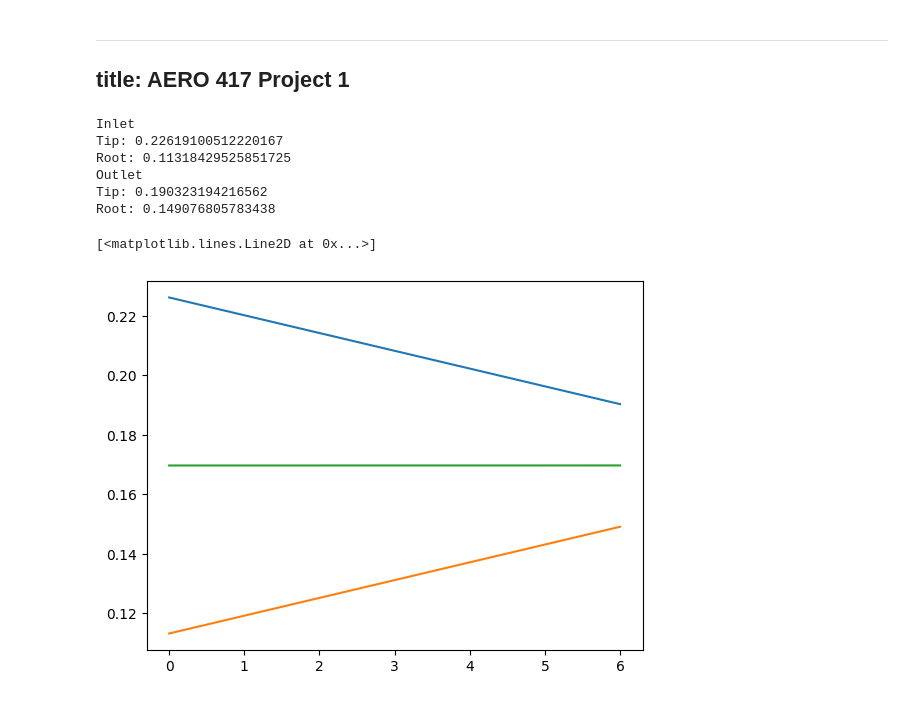
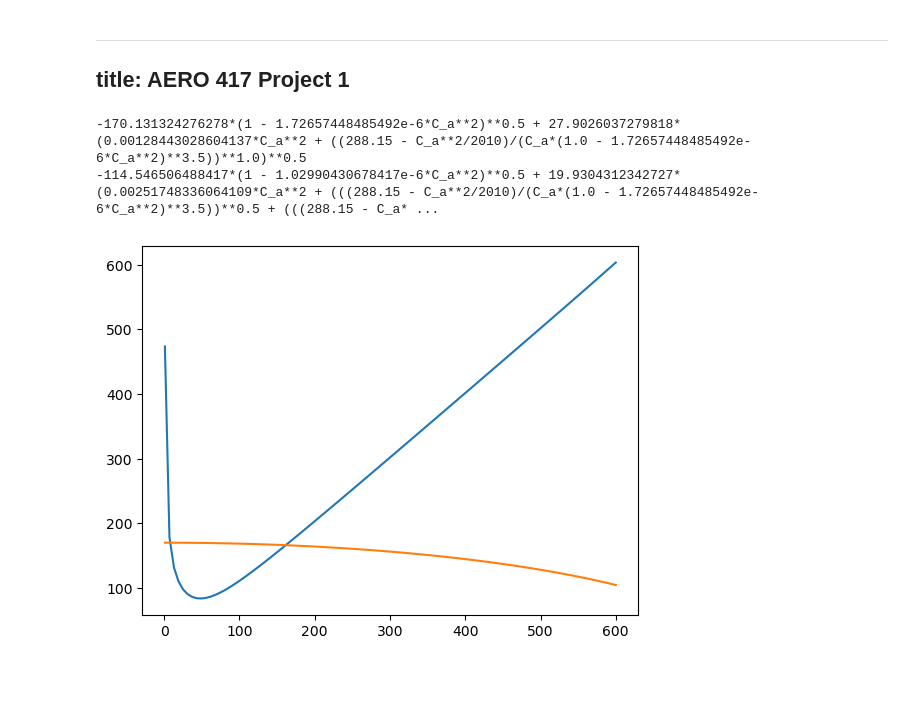
Before and after one commit to jjermstad24/Fall_2024_Classes, a Jupyter notebook: AERO_417/Project_1.ipynb, the cells around one changed output. Cells and saved outputs as stored; diff of their text form; code cells hidden in the pictures.

```diff
--- a/AERO_417/Project_1.ipynb
+++ b/AERO_417/Project_1.ipynb
@@ -30,54 +180,53 @@ outlet_radius_mean = 0.1697
 # %%
+C_a = sy.Symbol("C_a")
+
 T01 = temperature_ambient
 P01 = pressure_ambient
-C1 = C_axial
+C1 = C_a
 
 T1 = T01-C1**2/2/Cp
 P1 = P01*(T1/T01)**(gamma/(gamma-1))
 rho1 = P1/R/T1*100000
 
-inlet_radius_tip = U_tip/N/2/np.pi
-rr_rt = (1-m_dot/(np.pi*rho1*C1)/inlet_radius_tip**2)**0.5
+inlet_radius_tip = (m_dot/(np.pi*rho1*C1)/(1-rr_rt**2))**0.5
 inlet_radius_root = rr_rt*inlet_radius_tip
+inlet_radius_mean = (inlet_radius_tip+inlet_radius_root)/2
 
-print("Inlet")
-print("Tip:",inlet_radius_tip)
-print("Root:",inlet_radius_root)
-
-V1_tangent = (U_tip**2+C_axial**2)**0.5
 a1 = (gamma*R*T1)**0.5
-M1 = V1_tangent/a1
+V1_tangent = M1*a1
 
 C2 = C1
 T02 = T01*(P_compressor)**((n_compressor-1)/n_compressor)
 P02 = P_compressor*P01
 T2 = T02-C2**2/2/Cp
+a2 = (gamma*R*T2)**0.5
+V2_tangent = M2*a2
+
 P2 = P02*(T2/T02)**(gamma/(gamma-1))
 rho2 = P2/R/T2*100000
 A2 = m_dot/rho2/C2
-h = A2/2/np.pi/outlet_radius_mean
 
-outlet_radius_tip = outlet_radius_mean+h/2
-outlet_radius_root = outlet_radius_mean-h/2
+outlet_radius_tip = inlet_radius_tip
+outlet_radius_root = (outlet_radius_tip**2-A2/np.pi)**0.5
+outlet_radius_mean = (outlet_radius_tip+outlet_radius_root)/2
 
-print("Outlet")
-print("Tip:",outlet_radius_tip)
-print("Root:",outlet_radius_root)
+U_mean_1 = N * inlet_radius_mean*2*np.pi
+U_mean_2 = N * outlet_radius_mean*2*np.pi
+V1_t = (U_mean_1**2+C_a**2)**0.5
+V2_t = (U_mean_2**2+C_a**2)**0.5
+print(V1_t-V1_tangent)
+print(V2_t-V2_tangent)
+
+# print(sy.solve(V1_t-V1_tangent,C_a))
+# print(sy.solve(V2_t-V2_tangent,C_a))
 # %% [output]
-Inlet
-Tip: 0.22619100512220167
-Root: 0.11318429525851725
-Outlet
-Tip: 0.190323194216562
-Root: 0.149076805783438
+-170.131324276278*(1 - 1.72657448485492e-6*C_a**2)**0.5 + 27.9026037279818*(0.00128443028604137*C_a**2 + ((288.15 - C_a**2/2010)/(C_a*(1.0 - 1.72657448485492e-6*C_a**2)**3.5))**1.0)**0.5
+-114.546506488417*(1 - 1.02990430678417e-6*C_a**2)**0.5 + 19.9304312342727*(0.00251748336064109*C_a**2 + (((288.15 - C_a**2/2010)/(C_a*(1.0 - 1.72657448485492e-6*C_a**2)**3.5))**0.5 + (((288.15 - C_a* ...
-# %%
-import matplotlib.pyplot as plt
-tips = np.linspace(inlet_radius_tip,outlet_radius_tip,num_stages)
-roots = np.linspace(inlet_radius_root,outlet_radius_root,num_stages)
-mean_radius = [(t+r)/2 for t,r in zip(tips,roots)]
-plt.plot(tips)
-plt.plot(roots)
-plt.plot(mean_radius)
-# %% [output]
-[<matplotlib.lines.Line2D at 0x...>]
-[figure, removed]
+# %%
+plt.figure()
+x = np.linspace(1,600,100)
+plt.plot(x,[V1_t.subs(C_a,val) for val in x])
+plt.plot(x,[V1_tangent.subs(C_a,val) for val in x])
+plt.show()
+# %% [output]
+[figure, added]
```
Also changed, not shown: parts of 11 cells of this notebook.
